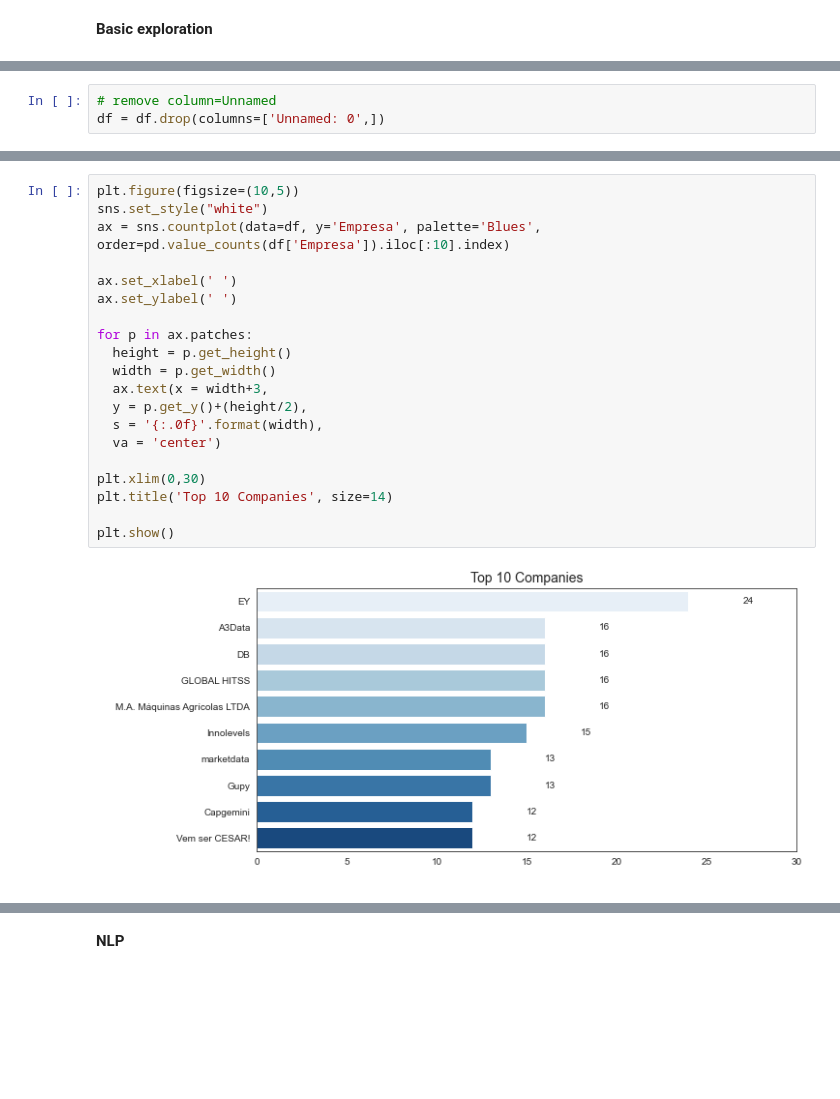
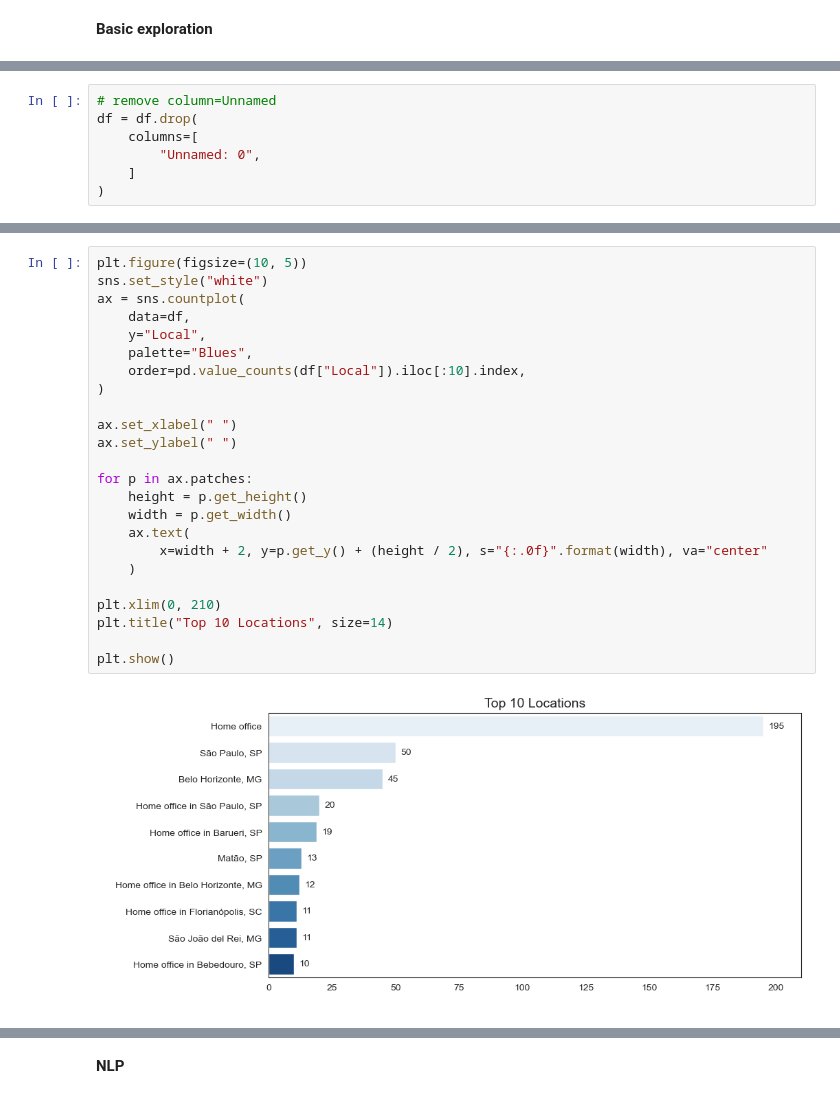
Before and after one commit to mayaradaher/scraping-NLP, a Jupyter notebook: nlp_indeed_jobs.ipynb, the cells around one changed output, grey strips where cells are left out. Saved outputs shown, nothing was run; the diff lists cells and outputs as text; blank space fills up the shorter version.

```diff
--- a/nlp_indeed_jobs.ipynb
+++ b/nlp_indeed_jobs.ipynb
@@ -41,3 +44,10 @@ memory usage: 35.0+ KB
+# %%
+# remove column=Unnamed
+df = df.drop(
+    columns=[
+        "Unnamed: 0",
+    ]
+)
 # %%
 # check missing values of all the columns
 
@@ -52,4 +62 @@ plt.show()
-# %%
-# remove column=Unnamed
-df = df.drop(columns=['Unnamed: 0',])
 # %%
@@ -77,22 +117,26 @@ plt.show()
 # %%
-plt.figure(figsize=(10,5))
+plt.figure(figsize=(10, 5))
 sns.set_style("white")
-ax = sns.countplot(data=df, y='Empresa', palette='Blues', order=pd.value_counts(df['Empresa']).iloc[:10].index)
+ax = sns.countplot(
+    data=df,
+    y="Local",
+    palette="Blues",
+    order=pd.value_counts(df["Local"]).iloc[:10].index,
+)
 
-ax.set_xlabel(' ')
-ax.set_ylabel(' ')
+ax.set_xlabel(" ")
+ax.set_ylabel(" ")
 
 for p in ax.patches:
-  height = p.get_height()
-  width = p.get_width()
-  ax.text(x = width+3,
-  y = p.get_y()+(height/2),
-  s = '{:.0f}'.format(width),
-  va = 'center')
+    height = p.get_height()
+    width = p.get_width()
+    ax.text(
+        x=width + 2, y=p.get_y() + (height / 2), s="{:.0f}".format(width), va="center"
+    )
 
-plt.xlim(0,30)
-plt.title('Top 10 Companies', size=14)
+plt.xlim(0, 210)
+plt.title("Top 10 Locations", size=14)
 
 plt.show()
 # %% [output]
-[figure, old version]
+[figure, new version]
```
Also changed, not shown: parts of 27 cells of this notebook, 3 other files.
